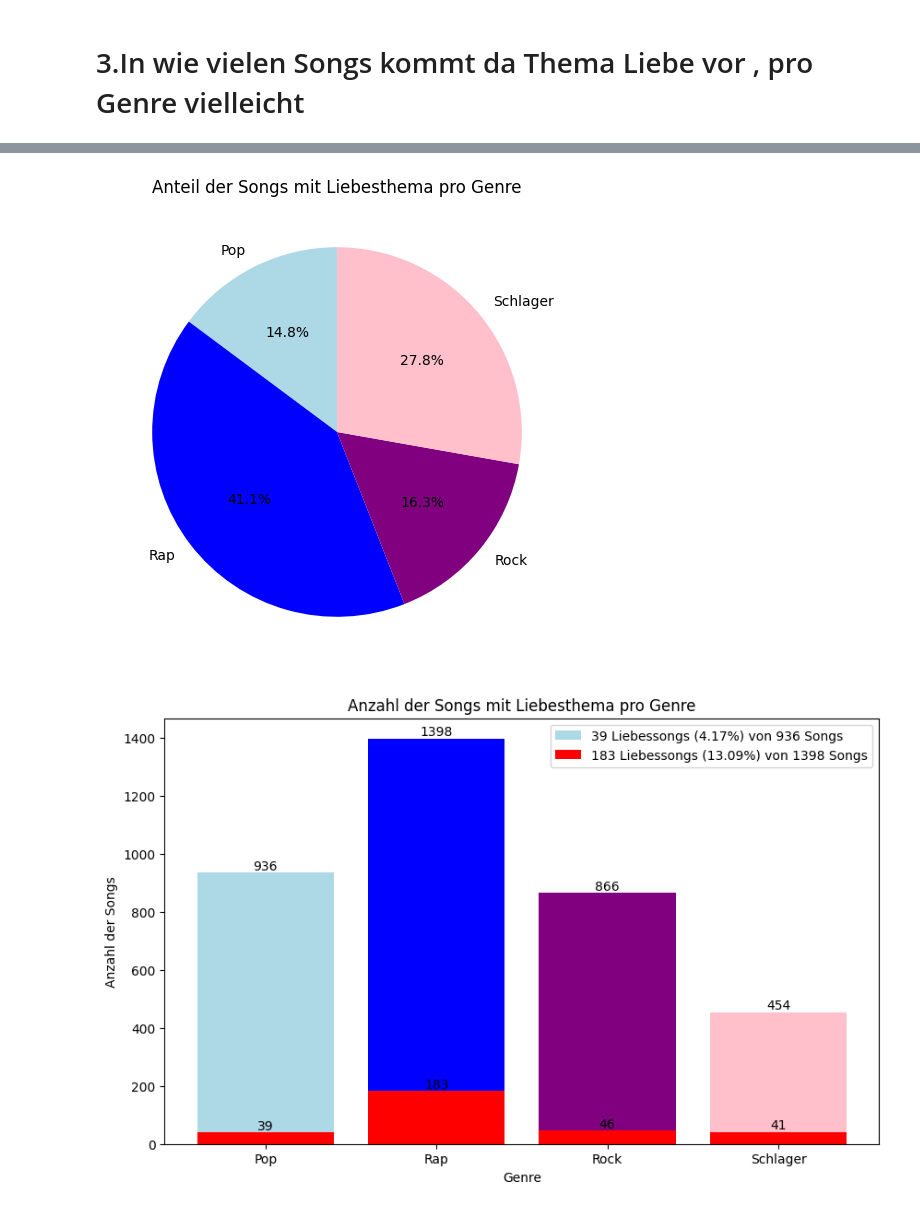
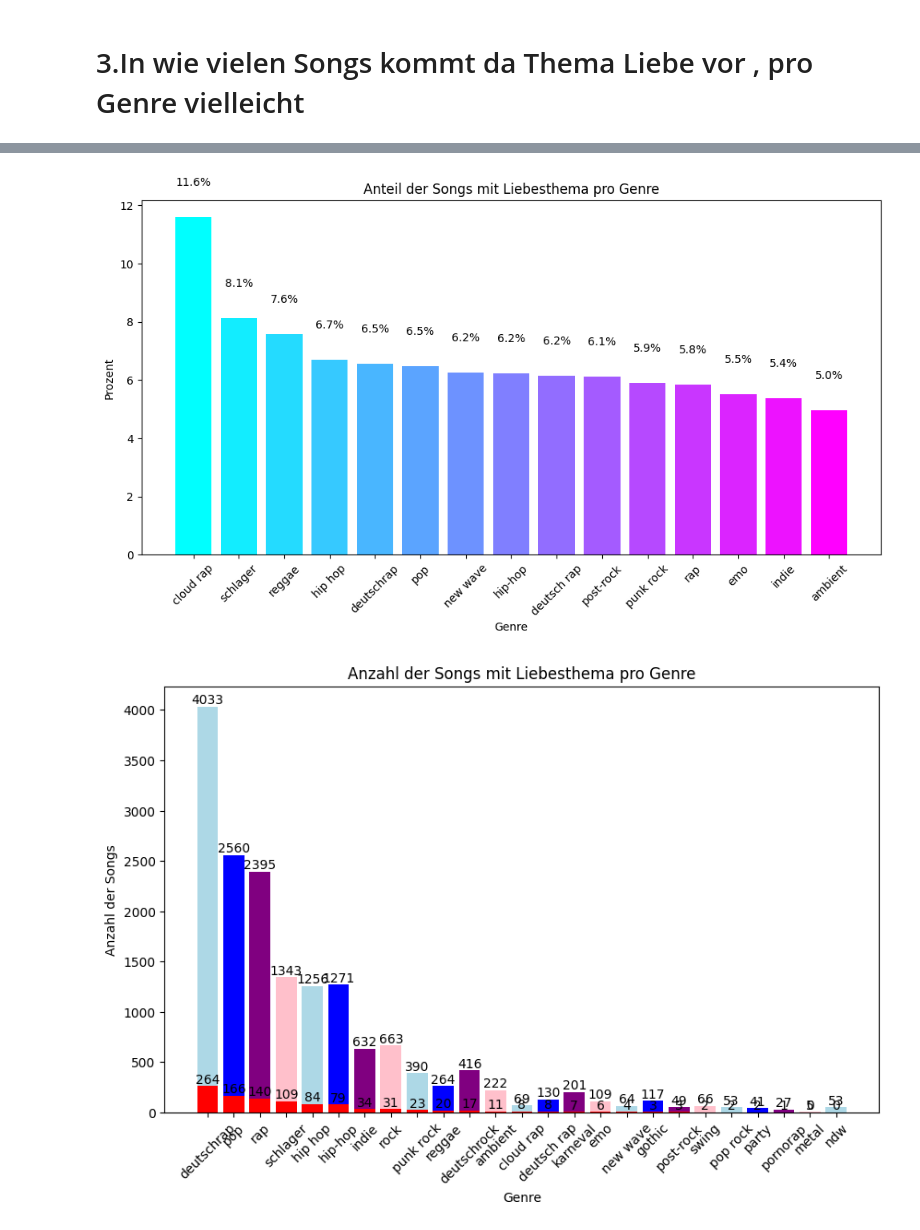
Before and after one commit to Richard-Sieg-TH-Koln/statistik-1-team-2, a Jupyter notebook: notebooks/marc_biehl.ipynb, the cells around one changed output, grey strips where cells are left out. Cells and saved outputs as stored; diff of their text form; code cells hidden in the pictures.

```diff
--- a/notebooks/marc_biehl.ipynb
+++ b/notebooks/marc_biehl.ipynb
@@ -3,5 +13,5 @@ import pandas as pd
 # %%
-data = pd.read_csv('../data/raw/dataset_cleaned_file_v7.csv')
+data = pd.read_csv('..\\data\\processed\\songs_complete_final_no_nan.csv')
 # %%
 data.value_counts('genre')
 data.head()
@@ -16,7 +26,8 @@ data.head()
 # 1.In welchem Monat wurden die meisten Songs released nach Genre (oder allgemein)
 # %%
 # Extrahiere den Monat aus der Spalte "release_date_for_display" und füge ihn in eine neue Spalte namens "month" ein
-data["month"] = pd.to_datetime(data["release_date_for_display"]).dt.month.fillna(0).astype(int)
+data["month"] = pd.to_datetime(data["release_date"]).dt.month.fillna(0).astype(int)
 
 # Zeige das DataFrame mit der neuen "month"-Spalte an
 year_1982_data = data[data["release_year"] == 1982]
+year_1982_data
@@ -381,25 +548,47 @@ from textblob import TextBlob
 # %%
+from textblob import TextBlob
+import matplotlib.pyplot as plt
+import numpy as np
+
 # 1. Lade die Liste der Liebeswörter
 with open("../data/raw/liebe_sentiment.txt", "r", encoding="utf-8") as f:
     liebe_wörter = [line.strip() for line in f.readlines()]
 
 # 2. Sentiment-Analyse auf dem Lyrics-Feld ausführen
 data["sentiment"] = data["lyrics"].apply(lambda x: TextBlob(x).sentiment.polarity)
 
 # 3. Durchsuche das DataFrame nach Liebesworten
 data["contains_liebe"] = data["lyrics"].apply(lambda x: any([liebe_wort.lower() in x.lower() for liebe_wort in liebe_wörter]))
 
 # 4. Gruppierung und Berechnung des Prozentsatzes der Songs pro Genre, die das Thema Liebe enthalten
 liebe_prozent = data.groupby("genre")["contains_liebe"].mean() * 100
 
-# 5. Visualisierung des Ergebnisses als Kreisdiagramm
+# Sortiere die Werte in absteigender Reihenfolge
+liebe_prozent = liebe_prozent.sort_values(ascending=False)
+
+# Wähle die obersten 15 Genres aus
+top_genres = liebe_prozent[:15]
+
+# Erzeuge einen Farbverlauf für die Balken
+color_map = plt.cm.get_cmap("cool")
+colors = color_map(np.linspace(0, 1, len(top_genres)))
+
+# 5. Visualisierung des Ergebnisses als Balkendiagramm
 fig, ax = plt.subplots(figsize=(10, 6))
-colors = ['lightblue', 'blue', 'purple', 'pink']
-ax.pie(liebe_prozent, labels=liebe_prozent.index, colors=colors, autopct='%1.1f%%', startangle=90)
+ax.bar(top_genres.index, top_genres, color=colors)
+
+# Beschrifte die Balken mit den Prozentzahlen
+for i, v in enumerate(top_genres):
+    ax.text(i, v + 1, f"{v:.1f}%", ha='center', va='bottom')
+
+ax.set_xlabel("Genre")
+ax.set_ylabel("Prozent")
 ax.set_title("Anteil der Songs mit Liebesthema pro Genre")
+plt.xticks(rotation=45)
+plt.tight_layout()
 plt.show()
 # %% [output]
-[figure, old version]
+[figure, new version]
 # %%
 import matplotlib.pyplot as plt
 
@@ -413,6 +602,11 @@ gesamt_anzahl = data.groupby("genre").size()
 
 # 3. Berechne den Prozentsatz der Liebessongs pro Genre
 prozentsatz_liebe = (liebe_anzahl / gesamt_anzahl) * 100
+
+# Sortiere die Werte in absteigender Reihenfolge
+liebe_anzahl = liebe_anzahl.sort_values(ascending=False)
+gesamt_anzahl = gesamt_anzahl.reindex(liebe_anzahl.index)
+prozentsatz_liebe = prozentsatz_liebe.reindex(liebe_anzahl.index)
 
 # 4. Visualisierung des Ergebnisses als Balkendiagramm
 fig, ax = plt.subplots(figsize=(10, 6))
@@ -430,16 +624,12 @@ for i, v in enumerate(gesamt_anzahl):
 for i, v in enumerate(liebe_anzahl):
     ax.text(i, v, str(v), ha='center', va='bottom')
 
-# Setze die Genre-Namen als x-Achsenbeschriftung
+# Setze die Genre-Namen als x-Achsenbeschriftung mit 45 Grad Rotation
 ax.set_xticks(x_pos)
-ax.set_xticklabels(liebe_anzahl.index)
-
-# Erstelle die Legende mit dem Prozentsatz der Liebessongs
-legend_text = [f"{liebe_anzahl[i]} Liebessongs ({prozentsatz_liebe[i]:.2f}%) von {gesamt_anzahl[i]} Songs" for i in range(len(liebe_anzahl))]
-ax.legend(labels=legend_text)
+ax.set_xticklabels(liebe_anzahl.index, rotation=45)
 
 plt.show()
 # %% [output]
-[figure, old version]
+[figure, new version]
 # %%
 import matplotlib.pyplot as plt
```
Also changed, not shown: parts of 33 cells of this notebook.
